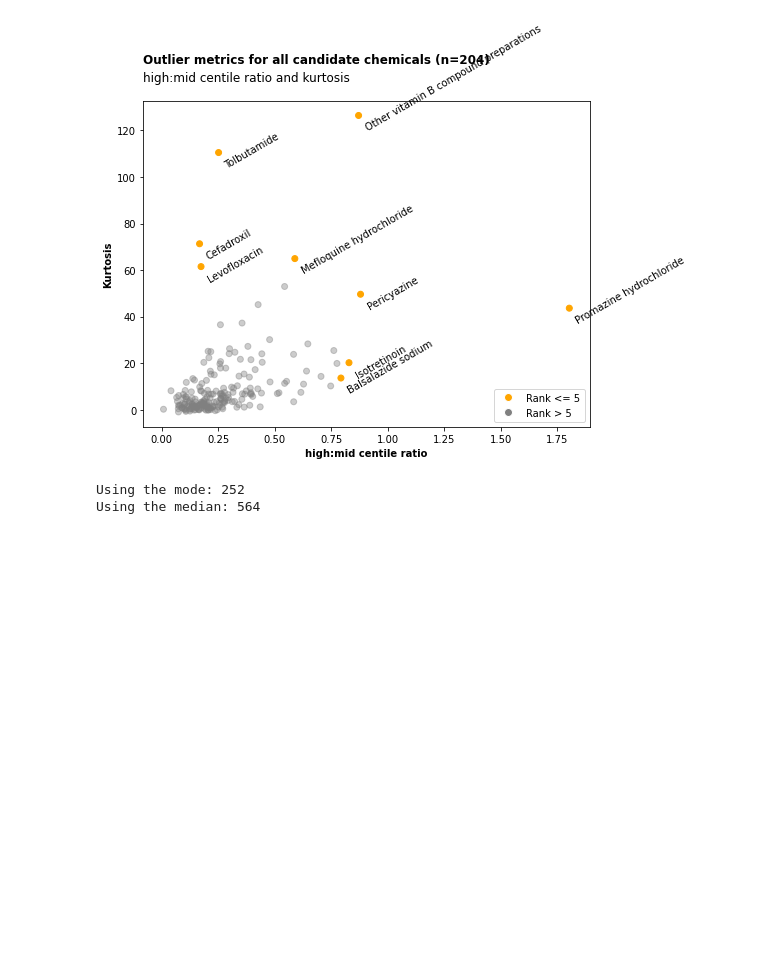
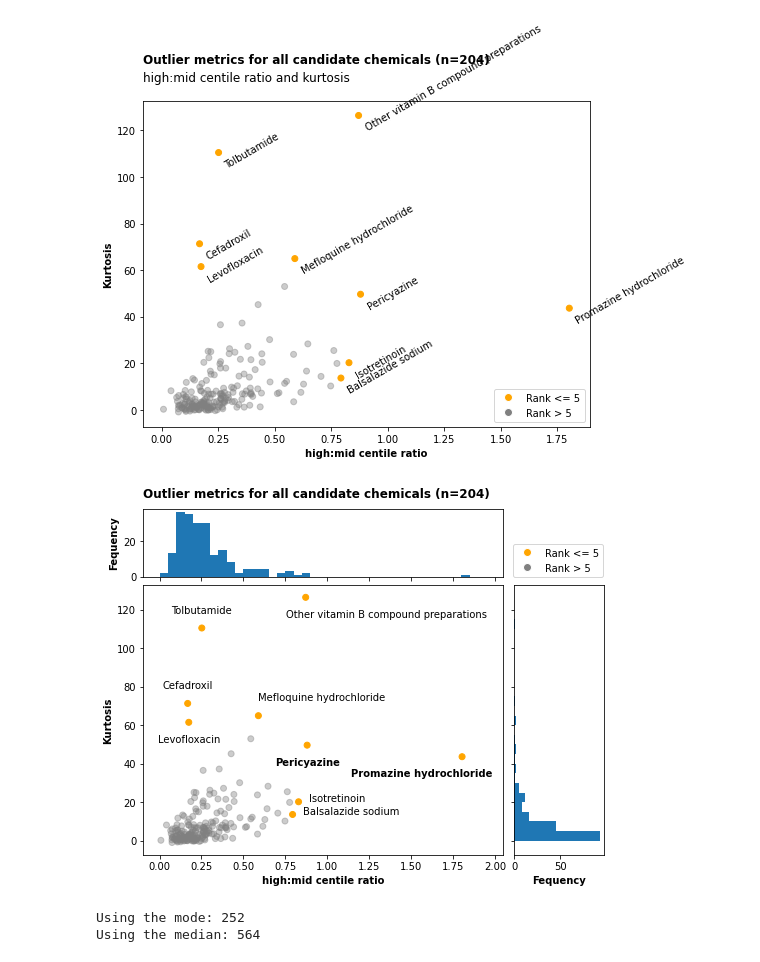
Before and after one commit to ebmdatalab/kurtosis-pericyazine, a Jupyter notebook: notebooks/CHECK Kurtosis - pericyazine.ipynb, the cells around one changed output. Drawn from its saved outputs; the diff is of its cells as text; code cells hidden in the pictures; blank space fills up the shorter version.

Commit message:
feat: adding histograms to axes in Figure 1

```diff
--- a/notebooks/CHECK Kurtosis - pericyazine.ipynb
+++ b/notebooks/CHECK Kurtosis - pericyazine.ipynb
@@ -538,6 +538,81 @@ plt.savefig('ratio_kurtosis_plot.png', dpi=300, bbox_inches='tight')
 plt.show()
 # %% [output]
 [figure]
+# %%
+x = data_to_plot['ratio']
+y = data_to_plot['kurtosis']
+c = data_to_plot['group'].map(colour_map)
+a = alpha=data_to_plot['group'].map(alpha_map)
+
+def scatter_hist(x, y, c, a, ax, ax_histx, ax_histy, x_bins, y_bins):
+    # no labels
+    ax_histx.tick_params(axis="x", labelbottom=False)
+    ax_histy.tick_params(axis="y", labelleft=False)
+
+    # the scatter plot:
+    ax.scatter(x, y, color=c, alpha=a)
+
+    ax_histx.hist(x, bins=x_bins)
+    ax_histy.hist(y, bins=y_bins, orientation='horizontal')
+
+
+# Start with a square Figure.
+fig = plt.figure(figsize=(6, 6))
+# Add a gridspec with two rows and two columns and a ratio of 1 to 4 between
+# the size of the marginal axes and the main axes in both directions.
+# Also adjust the subplot parameters for a square plot.
+gs = fig.add_gridspec(2, 2,  width_ratios=(4, 1), height_ratios=(1, 4),
+                      left=0.1, right=0.9, bottom=0.1, top=0.9,
+                      wspace=0.05, hspace=0.05)
+# Create the Axes.
+ax = fig.add_subplot(gs[1, 0])
+plt.xlabel("high:mid centile ratio", weight="bold")
+plt.ylabel("Kurtosis", weight="bold")
+ax_histx = fig.add_subplot(gs[0, 0], sharex=ax)
+plt.ylabel("Fequency", weight="bold")
+ax_histy = fig.add_subplot(gs[1, 1], sharey=ax)
+plt.xlabel("Fequency", weight="bold")
+
+# Draw the scatter plot and marginals.
+scatter_hist(x, y,
+             c, a,
+             ax, ax_histx, ax_histy,
+             x_bins = np.arange(0,2,0.05),
+             y_bins = np.arange(0,130,5) )
+
+
+for k, v in data_to_plot.iterrows():
+    if v.group == f"Rank <= {n_to_label}":
+        if ( k in ['Tolbutamide', 'Cefadroxil'] ):
+            ax.annotate(k, (v['ratio'], v['kurtosis']), textcoords="offset points", xytext=(0,15), ha='center' )
+        elif ( k in ['Mefloquine hydrochloride'] ):
+            ax.annotate(k, (v['ratio'], v['kurtosis']), textcoords="offset points", xytext=(0,15), ha='left' )
+        elif ( k in ['Pericyazine'] ):
+            ax.annotate(k, (v['ratio'], v['kurtosis']), textcoords="offset points", xytext=(0,-20), ha='center', weight="bold" )
+        elif ( k in ['Levofloxacin'] ):
+            ax.annotate(k, (v['ratio'], v['kurtosis']), textcoords="offset points", xytext=(0,-20), ha='center' )
+        elif ( k in ['Other vitamin B compound preparations'] ):
+            ax.annotate(k, (v['ratio'], v['kurtosis']), textcoords="offset points", xytext=(-20,-20), ha='left' )
+        elif ( k in ['Isotretinoin','Balsalazide sodium'] ):
+            ax.annotate(k, (v['ratio'], v['kurtosis']), textcoords="offset points", xytext=(10,0), ha='left' )
+        elif ( k in ['Promazine hydrochloride'] ):
+            ax.annotate(k, (v['ratio'], v['kurtosis']), textcoords="offset points", xytext=(30,-20), ha='right', weight="bold")
+        else:
+            ax.annotate(k, (v['ratio'], v['kurtosis']), textcoords="offset points", xytext=(20,-20), ha='right', rotation=30)
+
+handles = [Line2D([0], [0], marker='o', color='w', markerfacecolor=v, label=k, markersize=8) for k, v in colour_map.items()]
+ax.legend(title='', handles=handles, loc=[1.029,1.03])
+# plt.xlabel("high:mid centile ratio", weight="bold")
+# plt.ylabel("Kurtosis", weight="bold")
+plt.suptitle(f"Outlier metrics for all candidate chemicals (n={num_chemicals_plotted})", weight="bold", x=0.1, y=0.95, horizontalalignment="left")
+# plt.title(f"high:mid centile ratio and kurtosis", x=0, y=1.04, horizontalalignment='left' )
+plt.gcf().set_size_inches(8, 6)
+
+plt.savefig('ratio_kurtosis_plot_with_histograms.png', dpi=300, bbox_inches='tight')
+
+plt.show()
+# %% [output]
+[figure, added]
 # %%
 smy2 = smy0.copy()
 smy2["95-97"] = smy2["97%"]-smy2["95%"]
```
Also changed, not shown: 2 other files.
